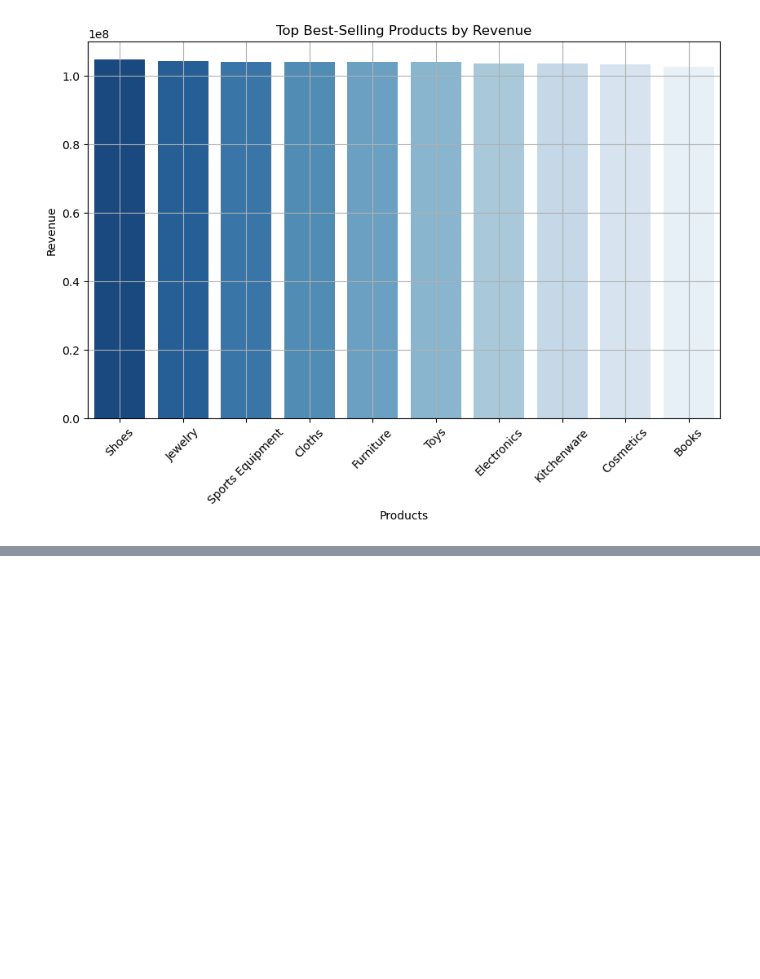
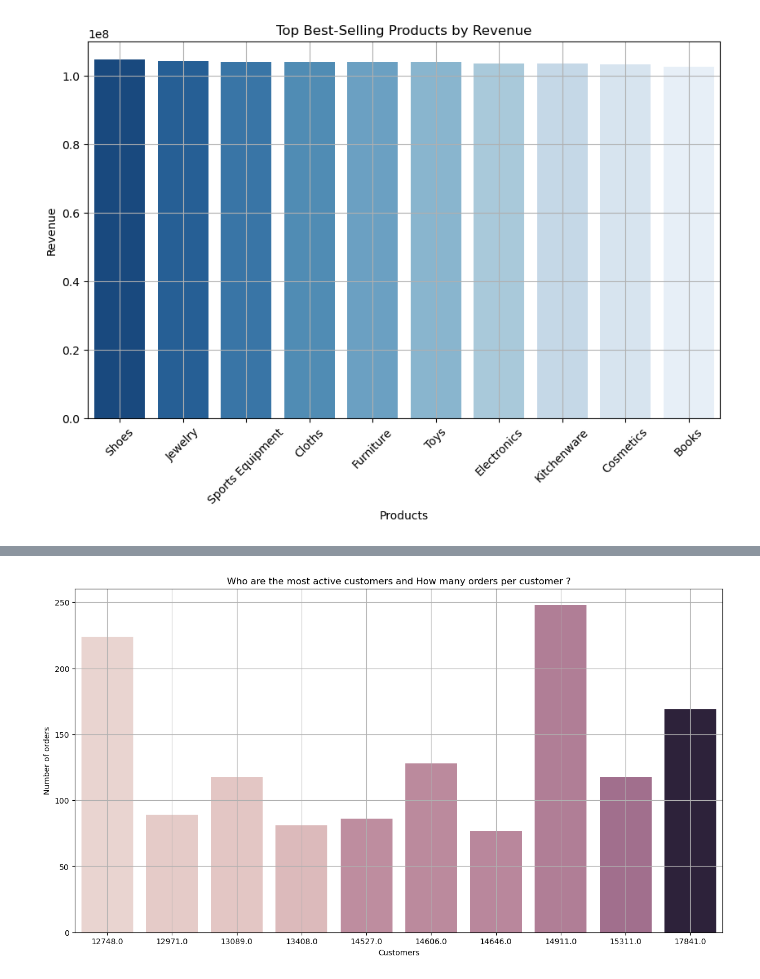
Before and after one commit to tsissam/Amdari_Cohort_Analysis_for_assessing_customer_retention_in_E-commerce_industry, a Jupyter notebook: notebooks/02_eda_sales_behavior.ipynb, the cells around one changed output, grey strips where cells are left out. Cells and saved outputs as stored; diff of their text form; code cells hidden in the pictures; blank space fills up the shorter version.

```diff
--- a/notebooks/02_eda_sales_behavior.ipynb
+++ b/notebooks/02_eda_sales_behavior.ipynb
@@ -305,0 +310,9 @@ Understand how active your customers are.
+# %%
+# Who are the most active customers and How many orders per customer ?
+
+most_active_customers = df.groupby('CustomerID')['InvoiceNo'].nunique().reset_index()
+# rename column
+most_active_customers.rename(columns={'InvoiceNo': 'NumberOfOrders'}, inplace=True)
+most_active_customers = most_active_customers.sort_values('NumberOfOrders', ascending=False)
+# Show the top 10 most active customers
+most_active_customers.head(10)
@@ -305,0 +331,11 @@ Understand how active your customers are.
+# %%
+#plot
+plt.figure(figsize=(15, 8))
+sns.barplot(data = most_active_customers.head(10), x = 'CustomerID', y = 'NumberOfOrders', hue = 'CustomerID', legend=False)
+plt.title('Who are the most active customers and How many orders per customer ?')
+plt.xlabel('Customers')
+plt.ylabel('Number of orders')
+plt.grid()
+plt.show()
+# %% [output]
+[figure, added]
```
Also changed, not shown: parts of 10 cells of this notebook, 3 other files.
